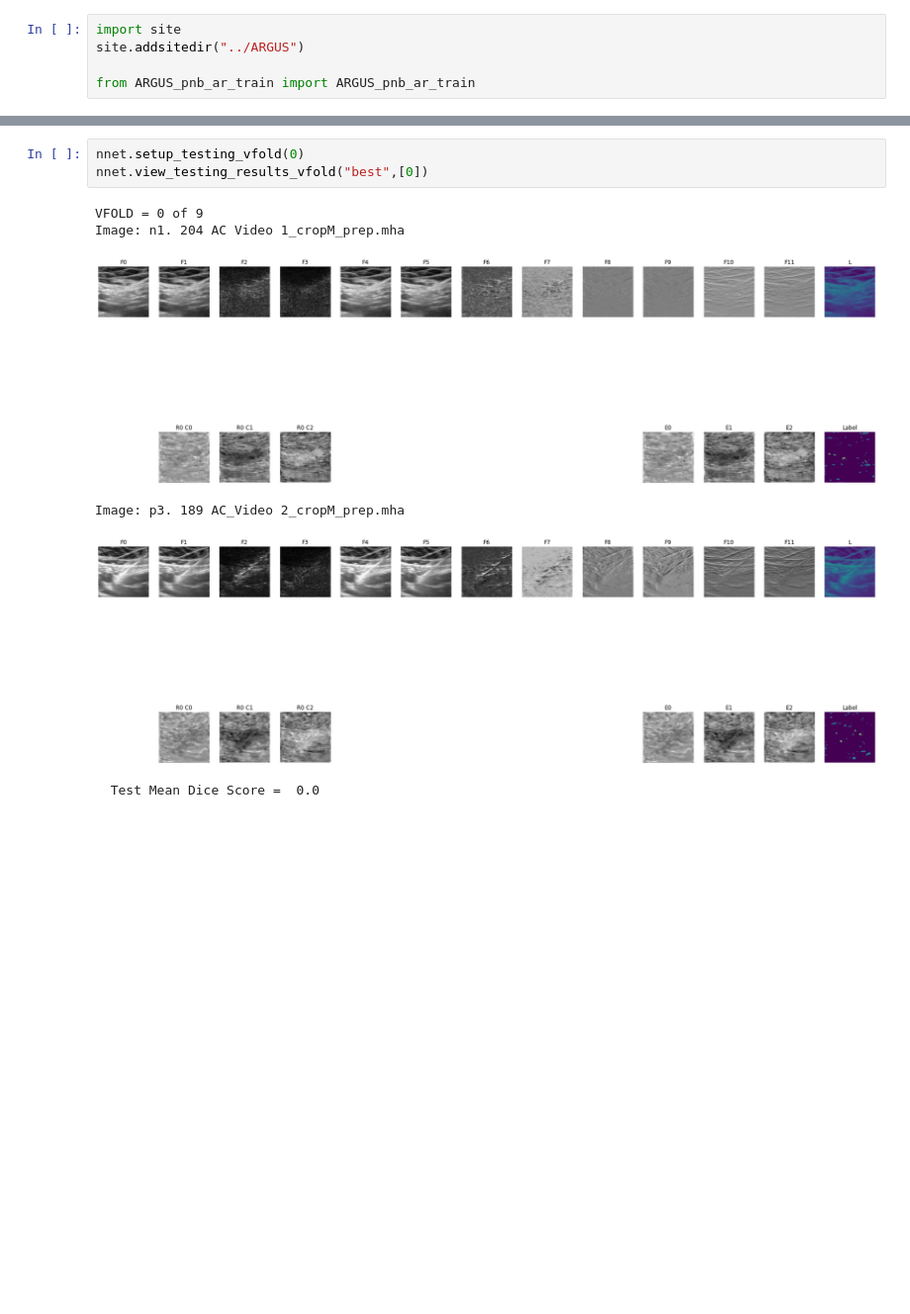
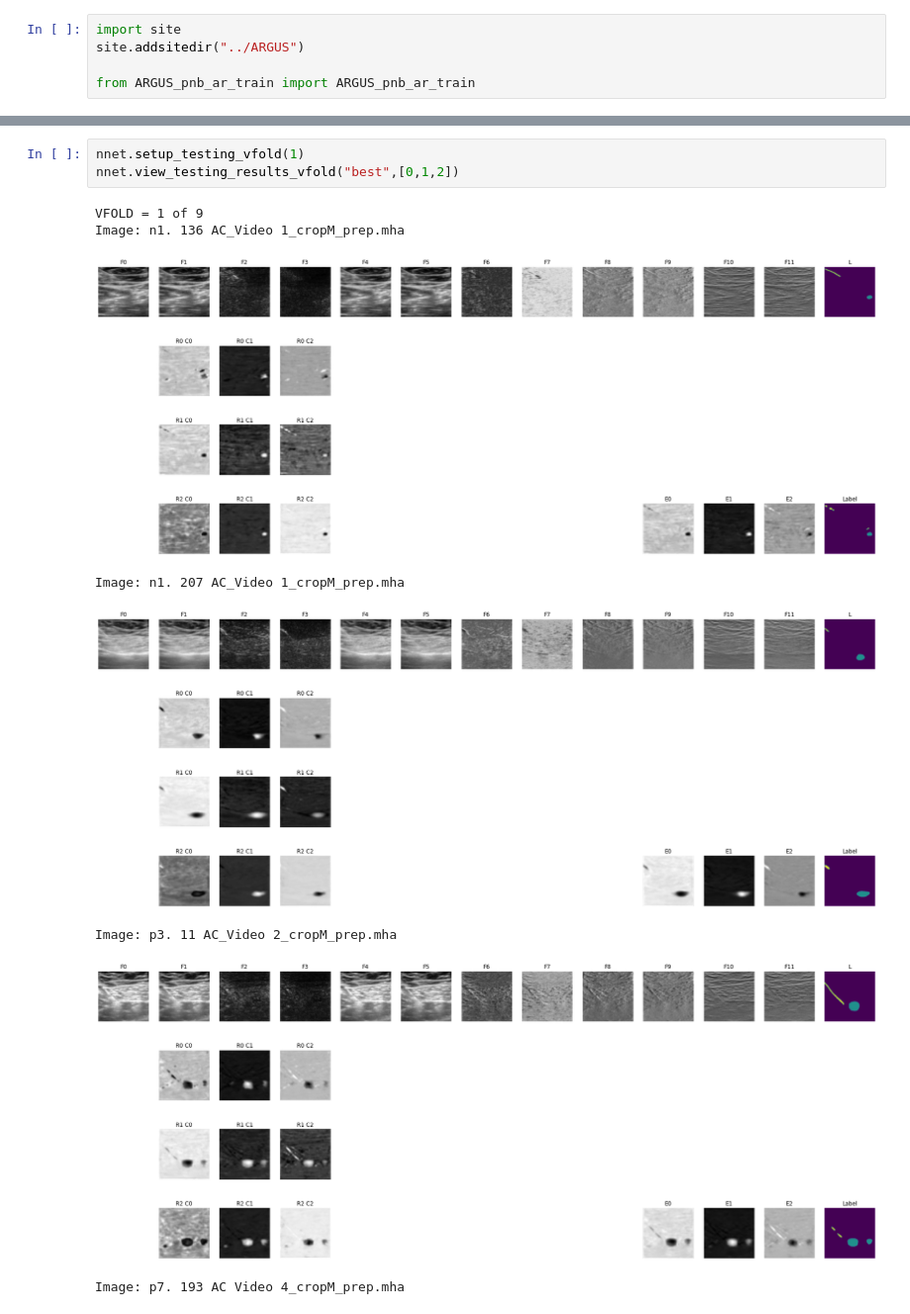
Before and after one commit to KitwareMedical/itkARGUS-DARPA-POCUS_AI-Archive, a Jupyter notebook: PNB/ARGUS_pnb_ar_test_experiment.ipynb, the cells around one changed output, grey strips where cells are left out. Shown at 99% size. Cells and saved outputs as stored; diff of their text form; blank space fills up the shorter version.

```diff
--- a/PNB/ARGUS_pnb_ar_test_experiment.ipynb
+++ b/PNB/ARGUS_pnb_ar_test_experiment.ipynb
@@ -36,10 +36,12 @@ for f in range(nnet.num_folds):
 # %%
-nnet.setup_testing_vfold(0)
-nnet.view_testing_results_vfold("best",[0])
+nnet.setup_testing_vfold(1)
+nnet.view_testing_results_vfold("best",[0,1,2])
 # %% [output]
-VFOLD = 0 of 9
-Image: n1. 204 AC Video 1_cropM_prep.mha
+VFOLD = 1 of 9
+Image: n1. 136 AC_Video 1_cropM_prep.mha
-[figure, old version]
+[figure, new version]
-Image: p3. 189 AC_Video 2_cropM_prep.mha
+Image: n1. 207 AC_Video 1_cropM_prep.mha
-[figure, old version]
+[figure, new version]
-  Test Mean Dice Score =  0.0
+Image: p3. 11 AC_Video 2_cropM_prep.mha
+[figure, added]
+Image: p7. 193 AC Video 4_cropM_prep.mha
```
Also changed, not shown: parts of 3 cells of this notebook, 17 other files.
